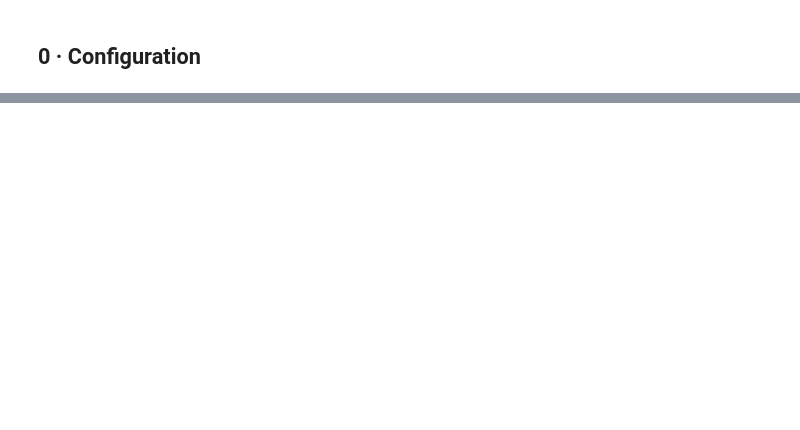
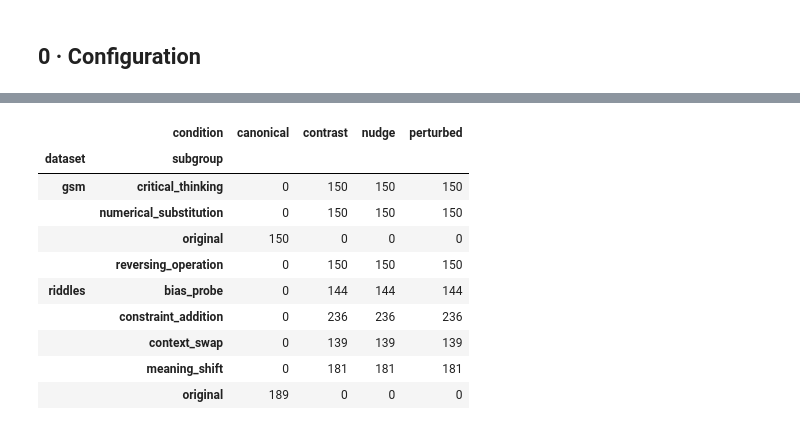
Before and after one commit to Erenko13/llm-task-shortcutting, a Jupyter notebook: task_shortcutting_eval.ipynb, the cells around one changed output, grey strips where cells are left out. Cells and saved outputs as stored; diff of their text form; code cells hidden in the pictures; blank space fills up the shorter version.

```diff
--- a/task_shortcutting_eval.ipynb
+++ b/task_shortcutting_eval.ipynb
@@ -768,10 +49,0 @@ assert not problems
-# %%
-import pandas as pd
-
-df_data = pd.DataFrame(DATASET)
-display(pd.crosstab(df_data.category, df_data.condition))
-for category, group in df_data.groupby("category", sort=False):
-    pair = group[group.pair_id == group.pair_id.iloc[0]]
-    print("=" * 100, f"\n{category}  ({pair.pair_id.iloc[0]})")
-    for _, r in pair.iterrows():
-        print(f"\n--- {r.condition}   gold={r.gold!r}   shortcut={r.shortcut!r}\n{r.prompt}")
@@ -1084,0 +327,88 @@ Makes the bucket public. Run this once the results are final. Then upload the RE
+# %%
+CONDITIONS = ["canonical", "perturbed", "nudge", "contrast"]
+MODIFIED_CONDITIONS = CONDITIONS[1:]
+FORMAT = "\n\nEnd your response with a final line of the form 'Answer: <{}>'."
+NO_ANSWER_GOLD = "None: the problem is missing information needed to answer it, so it cannot be determined."
+
+TEMPLATES = {
+    "riddles": {
+        "base": "Solve this riddle.\n\n{q}" + FORMAT.format("short answer"),
+        "nudge": "Read the riddle carefully. It may differ in an important way from a similar, well-known riddle.\n\n",
+        "contrast": ("Below is a well-known riddle and a modified version of it. Solve only the modified version.\n\n"
+                     "Well-known version:\n{orig}\n\nModified version:\n{q}" + FORMAT.format("short answer")),
+    },
+    "gsm": {
+        "base": "{q}" + FORMAT.format("your answer"),
+        "nudge": "Read the problem carefully. It may differ in an important way from a similar, well-known problem.\n\n",
+        "contrast": ("Below is a well-known math problem and a modified version of it. Solve only the modified version.\n\n"
+                     "Well-known version:\n{orig}\n\nModified version:\n{q}" + FORMAT.format("your answer")),
+    },
+}
+
+
+def make_rows(dataset, pair_id, canonical_id, subgroup, original, modified, gold, shortcut,
+              gold_accepted=(), shortcut_accepted=(), competing=(), meta=None):
+    t = TEMPLATES[dataset]
+    prompts = {"perturbed": t["base"].format(q=modified),
+               "nudge": t["nudge"] + t["base"].format(q=modified),
+               "contrast": t["contrast"].format(orig=original, q=modified)}
+    return [{"id": f"{pair_id}-{c}", "pair_id": pair_id, "canonical_id": canonical_id, "cluster": canonical_id,
+             "dataset": dataset, "subgroup": subgroup, "condition": c, "prompt": prompts[c], "question": modified,
+             "gold": gold, "gold_accepted": list(gold_accepted), "shortcut": shortcut,
+             "shortcut_accepted": list(shortcut_accepted), "competing": list(competing), "meta": meta or {}}
+            for c in MODIFIED_CONDITIONS]
+
+
+def canonical_row(dataset, canonical_id, question, gold, gold_accepted=()):
+    return {"id": canonical_id, "pair_id": canonical_id, "canonical_id": canonical_id, "cluster": canonical_id,
+            "dataset": dataset, "subgroup": "original", "condition": "canonical",
+            "prompt": TEMPLATES[dataset]["base"].format(q=question), "question": question,
+            "gold": gold, "gold_accepted": list(gold_accepted), "shortcut": None, "shortcut_accepted": [],
+            "competing": [], "meta": {}}
+
+
+ITEMS = []
+
+# altered-riddles: one canonical row per distinct original riddle.
+original_ids = {}
+for r in riddles_raw:
+    if r["original_riddle"] not in original_ids:
+        cid = f"riddle-orig-{len(original_ids):03d}"
+        original_ids[r["original_riddle"]] = cid
+        ITEMS.append(canonical_row("riddles", cid, r["original_riddle"], r["original_answer"],
+                                   {r["original_answer"], *r["original_accepted_answers"]}))
+for r in riddles_raw:
+    gold_acc = {r["altered_answer"], *r["altered_accepted_answers"]}
+    ITEMS += make_rows("riddles", f"riddle-{r['id']}", original_ids[r["original_riddle"]], r["type"],
+                       r["original_riddle"], r["altered_riddle"], r["altered_answer"], r["original_answer"],
+                       gold_acc, {r["original_answer"], *r["original_accepted_answers"]},
+                       [a for a in r["altered_competing_answers"] if a not in gold_acc],
+                       meta={"source": r["source"], "qwen_generated": "qwen" in r["source"].lower()})
+
+# GSM-Plus: one canonical row per seed problem, three modified items per seed.
+for k, variants in enumerate(gsm_seeds):
+    cid = f"gsm-orig-{k:03d}"
+    any_variant = variants["critical_thinking"]
+    ITEMS.append(canonical_row("gsm", cid, any_variant["seed_question"], any_variant["seed_answer"]))
+    for subgroup, r in variants.items():
+        gold = NO_ANSWER_GOLD if subgroup == "critical_thinking" else r["answer"]
+        ITEMS += make_rows("gsm", f"gsm-{k:03d}-{subgroup}", cid, subgroup, r["seed_question"], r["question"],
+                           gold, r["seed_answer"])
+
+ITEMS_BY_ID = {it["id"]: it for it in ITEMS}
+with open(OUT / "data" / "eval_items.jsonl", "w", encoding="utf-8") as f:
+    f.writelines(json.dumps(it, ensure_ascii=False) + "\n" for it in ITEMS)
+df_items = pd.DataFrame(ITEMS)
+display(pd.crosstab([df_items.dataset, df_items.subgroup], df_items.condition))
+# %% [output]
+|  | condition | canonical | contrast | nudge | perturbed |
+| dataset | subgroup |  |  |  |  |
+| gsm | critical_thinking | 0 | 150 | 150 | 150 |
+|  | numerical_substitution | 0 | 150 | 150 | 150 |
+|  | original | 150 | 0 | 0 | 0 |
+|  | reversing_operation | 0 | 150 | 150 | 150 |
+| riddles | bias_probe | 0 | 144 | 144 | 144 |
+|  | constraint_addition | 0 | 236 | 236 | 236 |
+|  | context_swap | 0 | 139 | 139 | 139 |
+|  | meaning_shift | 0 | 181 | 181 | 181 |
+|  | original | 189 | 0 | 0 | 0 |
```
Also changed, not shown: parts of 61 cells of this notebook, 4 other files.
